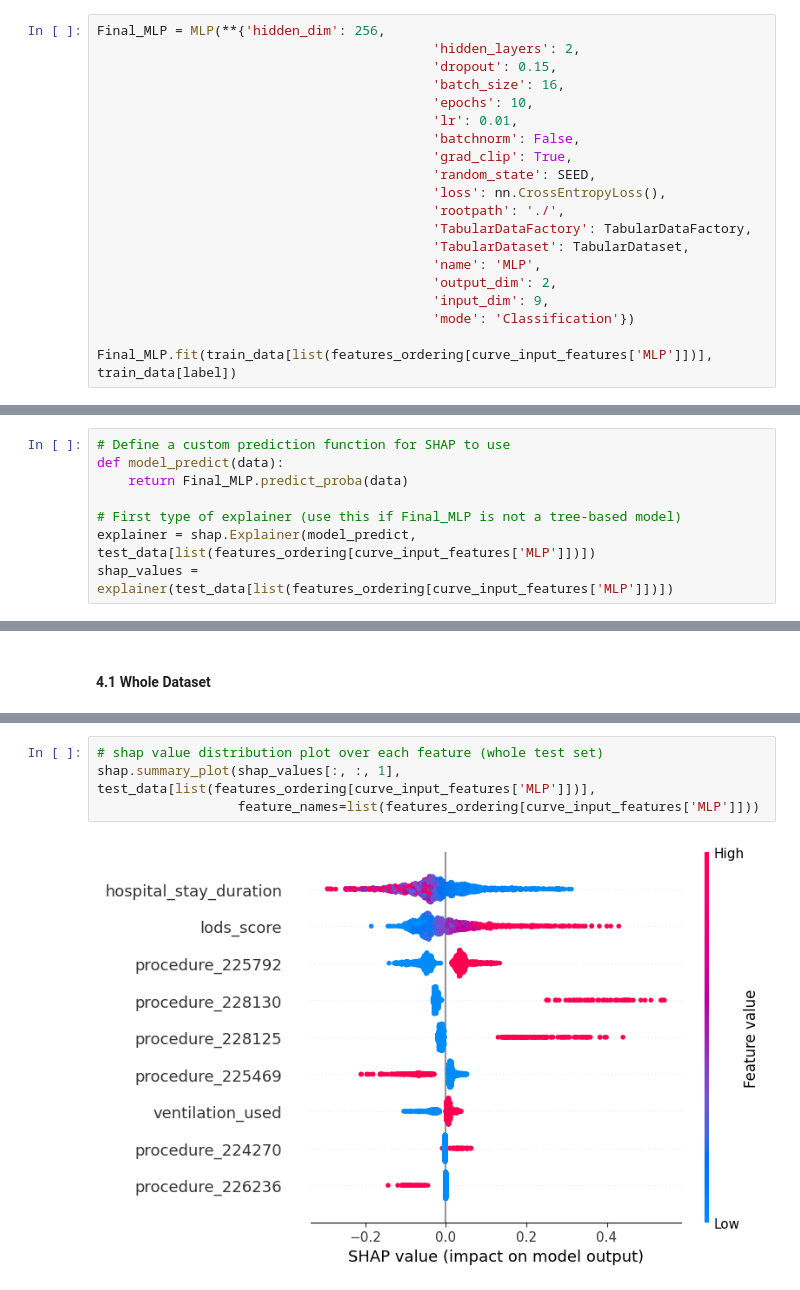
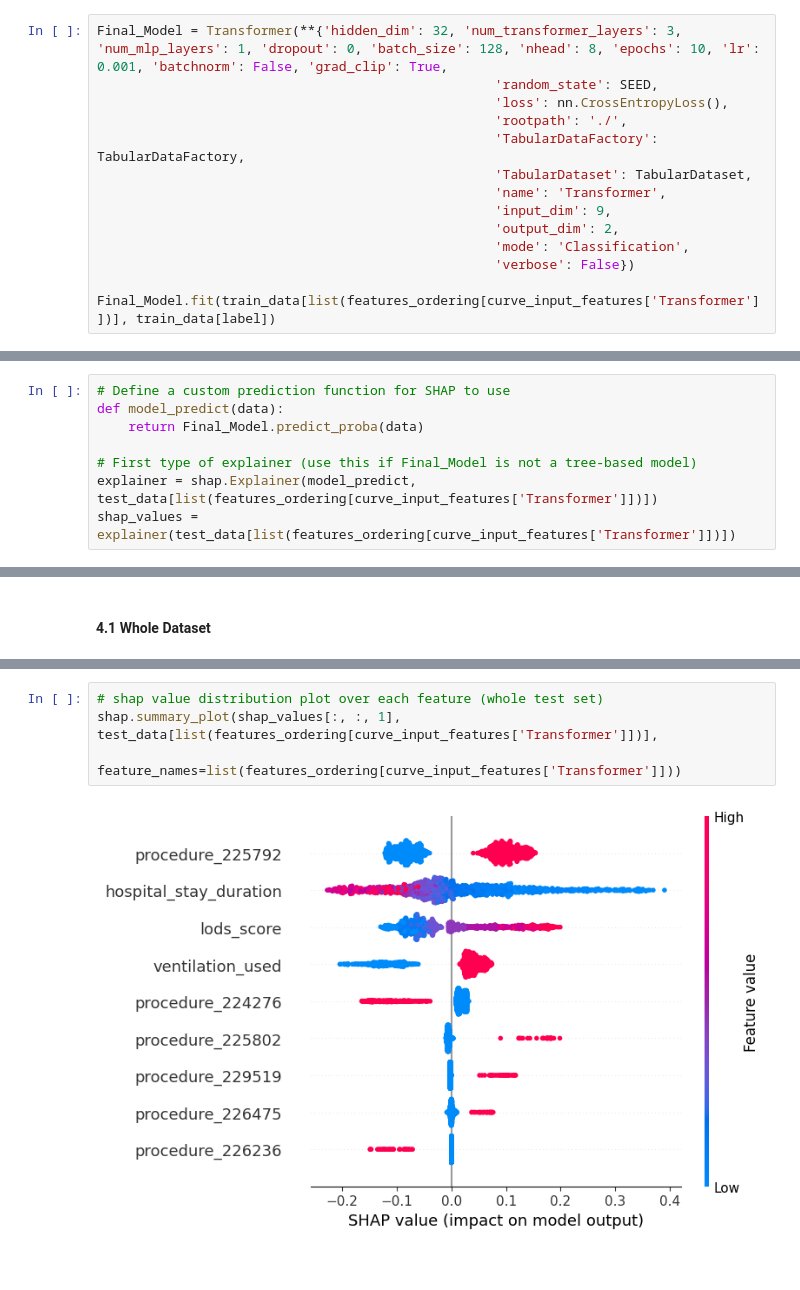
Before and after one commit to TGChenZP/COMP90089__GroupWork__Py, a Jupyter notebook: notebooks/FinalResults.ipynb, the cells around one changed output, grey strips where cells are left out. Drawn from its saved outputs; the diff is of its cells as text.

Commit message:
plots

```diff
--- a/notebooks/FinalResults.ipynb
+++ b/notebooks/FinalResults.ipynb
@@ -966,23 +945,17 @@ DeLongs Result :
 ## 3. Test Dataset Evaluation
     - 70% Train Dataset; 30% Test Dataset
 # %%
-Final_MLP = MLP(**{'hidden_dim': 256,
-                                           'hidden_layers': 2,
-                                           'dropout': 0.15,
-                                           'batch_size': 16,
-                                           'epochs': 10,
-                                           'lr': 0.01,
-                                           'batchnorm': False,
-                                           'grad_clip': True,
-                                           'random_state': SEED,
-                                           'loss': nn.CrossEntropyLoss(),
-                                           'rootpath': './',
-                                           'TabularDataFactory': TabularDataFactory,
-                                           'TabularDataset': TabularDataset,
-                                           'name': 'MLP',
-                                           'output_dim': 2,
-                                           'input_dim': 9,
-                                           'mode': 'Classification'})
+Final_Model = Transformer(**{'hidden_dim': 32, 'num_transformer_layers': 3, 'num_mlp_layers': 1, 'dropout': 0, 'batch_size': 128, 'nhead': 8, 'epochs': 10, 'lr': 0.001, 'batchnorm': False, 'grad_clip': True,
+                                                   'random_state': SEED,
+                                                   'loss': nn.CrossEntropyLoss(),
+                                                   'rootpath': './',
+                                                   'TabularDataFactory': TabularDataFactory,
+                                                   'TabularDataset': TabularDataset,
+                                                   'name': 'Transformer',
+                                                   'input_dim': 9,
+                                                   'output_dim': 2,
+                                                   'mode': 'Classification',
+                                                   'verbose': False})
 
-Final_MLP.fit(train_data[list(features_ordering[curve_input_features['MLP']])], train_data[label])
+Final_Model.fit(train_data[list(features_ordering[curve_input_features['Transformer']])], train_data[label])
 # %%
@@ -1199,8 +1172,8 @@ plt.show()
 # %%
 # Define a custom prediction function for SHAP to use
 def model_predict(data):
-    return Final_MLP.predict_proba(data)
+    return Final_Model.predict_proba(data)
 
-# First type of explainer (use this if Final_MLP is not a tree-based model)
-explainer = shap.Explainer(model_predict, test_data[list(features_ordering[curve_input_features['MLP']])])
-shap_values = explainer(test_data[list(features_ordering[curve_input_features['MLP']])])
+# First type of explainer (use this if Final_Model is not a tree-based model)
+explainer = shap.Explainer(model_predict, test_data[list(features_ordering[curve_input_features['Transformer']])])
+shap_values = explainer(test_data[list(features_ordering[curve_input_features['Transformer']])])
@@ -1229,6 +1193,6 @@ shap.plots.beeswarm(shap_values[:, :, 1].abs, color = "shap_red")
 # %%
 # shap value distribution plot over each feature (whole test set)
-shap.summary_plot(shap_values[:, :, 1], test_data[list(features_ordering[curve_input_features['MLP']])],
-                  feature_names=list(features_ordering[curve_input_features['MLP']]))
+shap.summary_plot(shap_values[:, :, 1], test_data[list(features_ordering[curve_input_features['Transformer']])],
+                  feature_names=list(features_ordering[curve_input_features['Transformer']]))
 # %% [output]
-[figure, old version]
+[figure, new version]
```
Also changed, not shown: parts of 45 cells of this notebook, 13 other files.
